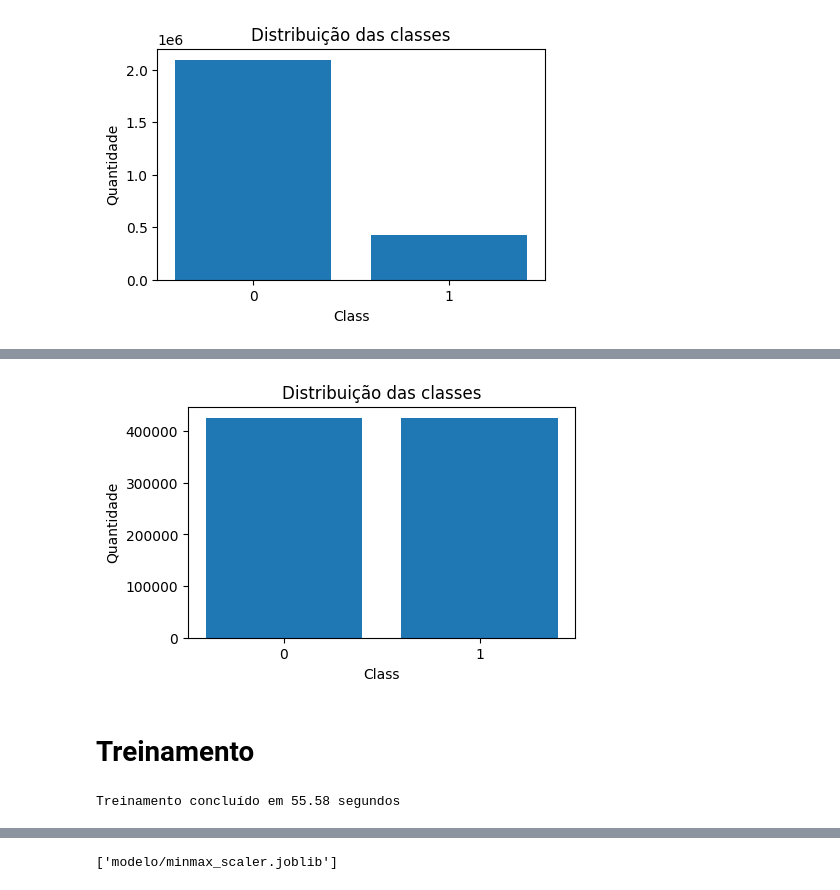
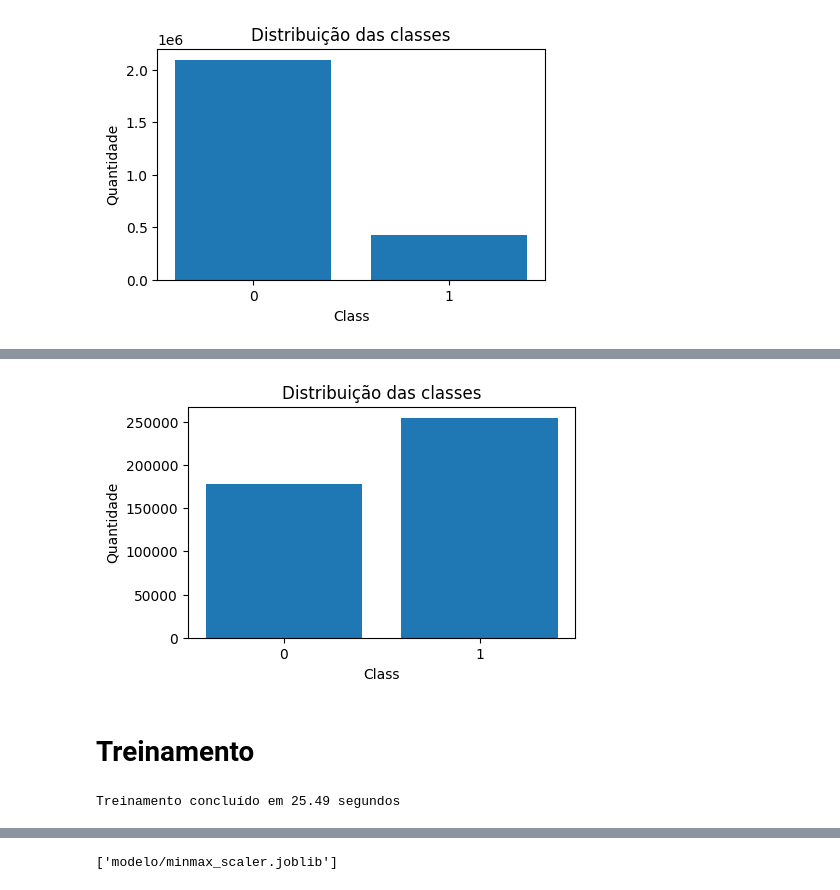
Before and after one commit to ricardo-ervilha/TF_DCC075, a Jupyter notebook: main.ipynb, the cells around one changed output, grey strips where cells are left out. Saved outputs shown, nothing was run; the diff lists cells and outputs as text; code cells hidden in the pictures.

Commit message:
(UPDATE) adiciona uma etapa de remocao de outliers antes do treinamento

```diff
--- a/main.ipynb
+++ b/main.ipynb
@@ -113,0 +152,14 @@ df_undersampled = df_undersampled.sample(frac=1, random_state=42).reset_index(dr
+# %%
+def remove_outliers_iqr(df, cols, factor=1.5):
+    df_clean = df.copy()
+    for col in cols:
+        Q1 = df_clean[col].quantile(0.25)
+        Q3 = df_clean[col].quantile(0.75)
+        IQR = Q3 - Q1
+        lower = Q1 - factor * IQR
+        upper = Q3 + factor * IQR
+        df_clean = df_clean[(df_clean[col] >= lower) & (df_clean[col] <= upper)]
+    return df_clean
+# %%
+cols_numericas = df_undersampled.select_dtypes(include='number').columns.drop('Class')
+df_undersampled_sem_outliers = remove_outliers_iqr(df_undersampled, cols_numericas)
@@ -114,7 +174,7 @@ df_undersampled = df_undersampled.sample(frac=1, random_state=42).reset_index(dr
 # %%
-plot_class_distribution(df_undersampled)
+plot_class_distribution(df_undersampled_sem_outliers)
 # %% [output]
-[figure, old version]
+[figure, new version]
 # %% [markdown]
 # Treinamento
 # %%
@@ -144,8 +204,12 @@ class VerboseRandomForest(RandomForestClassifier):
 # %%
-randomForest1 = RandomForestClassifier(random_state=42, n_estimators=100, warm_start=True)
+from sklearn.ensemble import RandomForestClassifier
+from tqdm import tqdm
+import time
+
+randomForest = RandomForestClassifier(random_state=42, n_estimators=100, warm_start=True)
 start = time.time()
-randomForest1.fit(X_train_scaled, y_train)
+randomForest.fit(X_train_scaled, y_train)
 end = time.time()
 print(f"Treinamento concluído em {end - start:.2f} segundos")
 # %% [output]
-Treinamento concluído em 55.58 segundos
+Treinamento concluído em 25.49 segundos
```
Also changed, not shown: parts of 17 cells of this notebook.
